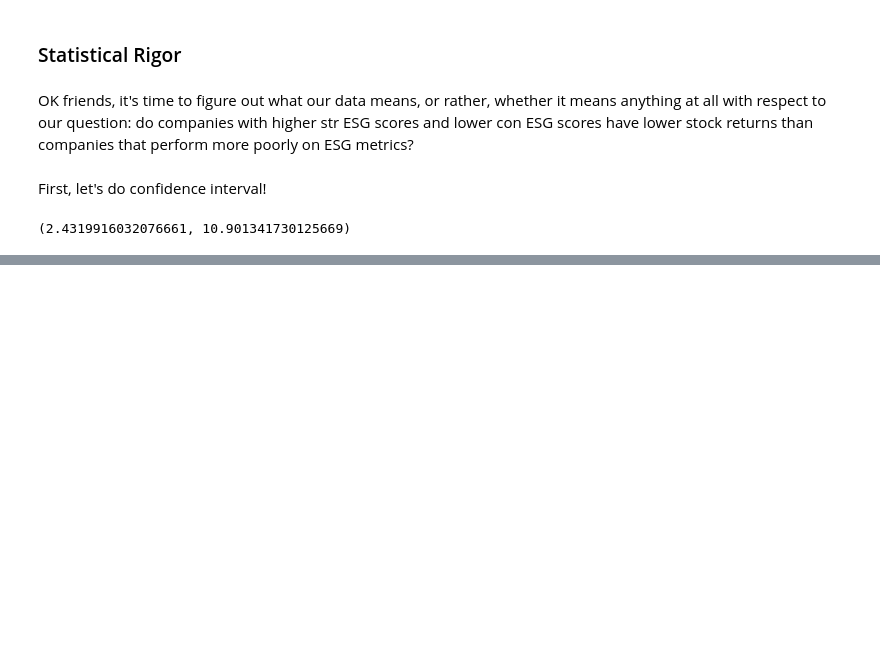
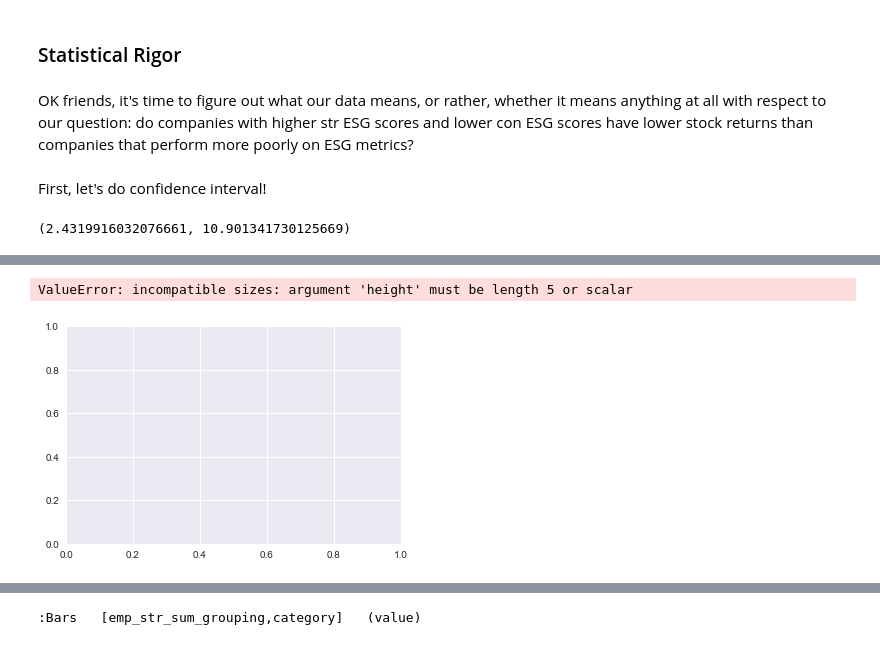
Before and after one commit to chelseatroy/fund_scale, a Jupyter notebook: data_explo/Exploring S&P Ethical Index Data.ipynb, the cells around one changed output, grey strips where cells are left out. Cells and saved outputs as stored; diff of their text form; code cells hidden in the pictures; blank space fills up the shorter version.

Commit message:
Screwing around with matplotlib and holoviews to no avail

```diff
--- a/data_explo/Exploring S&P Ethical Index Data.ipynb
+++ b/data_explo/Exploring S&P Ethical Index Data.ipynb
@@ -559,9 +559,11 @@ confidence_interval_for([1,2,4,3,2,4,6,7,3,2,3,5,7,43,2,3,5,7,45,2,2,2,3,5,6,2,4
 # %% [output]
 (2.4319916032076661, 10.901341730125669)
 # %%
-def confidence_interval_for_collection(labels=[], sample_size=[], standard_deviation=[], mean=[], confidence_level=0.95):
+labels=emp_str_sum_groupby['emp_str_sum_grouping']
+
+def confidence_interval_for_collection(sample_size=[], standard_deviation=[], mean=[], confidence=0.95):
     degrees_freedom = [count - 1 for count in sample_size]
-    outlier_tails = (1.0 - confidence_level) / 2.0
+    outlier_tails = (1.0 - confidence) / 2.0
     confidence_collection = [outlier_tails for _ in sample_size]
 #     Why the HELL are the T-distribution values given as negative numbers??
     t_distribution_number = [-1 * t.ppf(tails, df) for tails, df in zip(confidence_collection, degrees_freedom)]
@@ -575,7 +577,6 @@ def confidence_interval_for_collection(labels=[], sample_size=[], standard_devia
     return low_end, high_end
 
 low_end, high_end = confidence_interval_for_collection(
-    labels=emp_str_sum_groupby['emp_str_sum_grouping'],
     sample_size = emp_str_sum_groupby['avg_quarterly_roi']['count'],
     standard_deviation = emp_str_sum_groupby['avg_quarterly_roi']['std'],
     mean = emp_str_sum_groupby['avg_quarterly_roi']['mean']
@@ -595,3 +595,16 @@ confidence_interval_data
 | 4 | 6-7 | 27 | 0.032864 | 1.018502 | 1.005501 | 1.031502 |
 | 5 | 8-10 | 30 | 0.063436 | 1.010588 | 0.986900 | 1.034275 |
 | 6 | Above 11 | 39 | 0.037704 | 1.016971 | 1.004749 | 1.029193 |
+# %%
+confidence_interval_data['interval'] = confidence_interval_data['.95 confidence level max'] - confidence_interval_data['.95 confidence level min']
+confidence_interval_data['category'] = 'min'
+confidence_interval_data['value'] = confidence_interval_data['.95 confidence level min']
+confidence_interval_data
+
+copy = confidence_interval_data.copy(deep=True)
+copy['category'] = 'interval'
+copy['value'] = confidence_interval_data['interval']
+confidence_interval_data
+
+absurd_representation_for_holoview = pd.concat([confidence_interval_data, copy], axis=0)
+absurd_representation_for_holoview
@@ -598,2 +627,27 @@ confidence_interval_data
+# %%
+import numpy as np
+import matplotlib.pyplot as plt
+
+
+N = 5
+menMeans = confidence_interval_data['.95 confidence level min']
+womenMeans = confidence_interval_data['interval']
+ind = np.arange(N)    # the x locations for the groups
+width = 0.35       # the width of the bars: can also be len(x) sequence
+
+p1 = plt.bar(ind, menMeans, width)
+p2 = plt.bar(ind, womenMeans, width,
+             bottom=menMeans)
+
+plt.ylabel('Scores')
+plt.title('Scores by group and gender')
+plt.xticks(ind, ('G1', 'G2', 'G3', 'G4', 'G5'))
+plt.yticks(np.arange(0, 81, 10))
+plt.legend((p1[0], p2[0]), ('Men', 'Women'))
+
+plt.show()
+# %% [output]
+ValueError: incompatible sizes: argument 'height' must be length 5 or scalar
+[figure, added]
 # %%
 import holoviews as hv
@@ -603,3 +662,8 @@ hv.notebook_extension()
+# %%
+%%opts Bars [stack_index=1 show_legend=True]
+macro.to.bars(['Environmental Strength Points', 'Means Nothing'], ['Interval'], [])
+# %% [output]
+:Bars   [emp_str_sum_grouping,category]   (value)
 # %%
 def sine(x, phase=0, freq=100):
     return np.sin((freq * x + phase))
```
Also changed, not shown: parts of 5 cells of this notebook.
